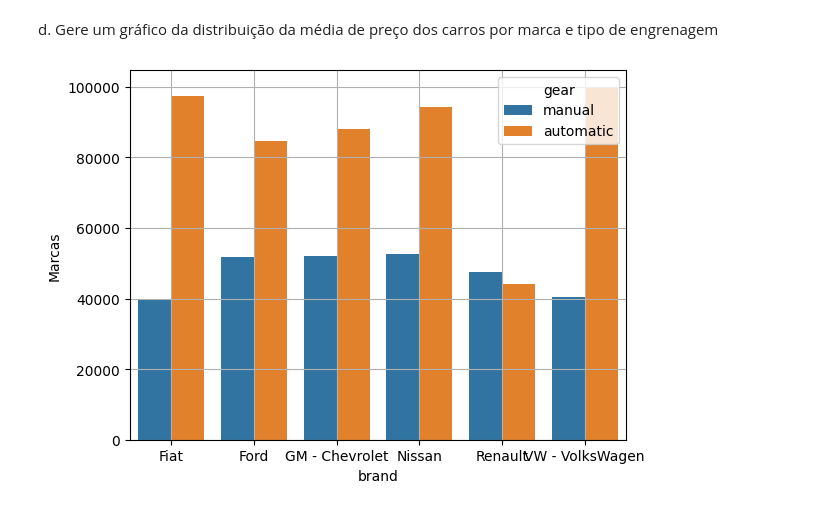
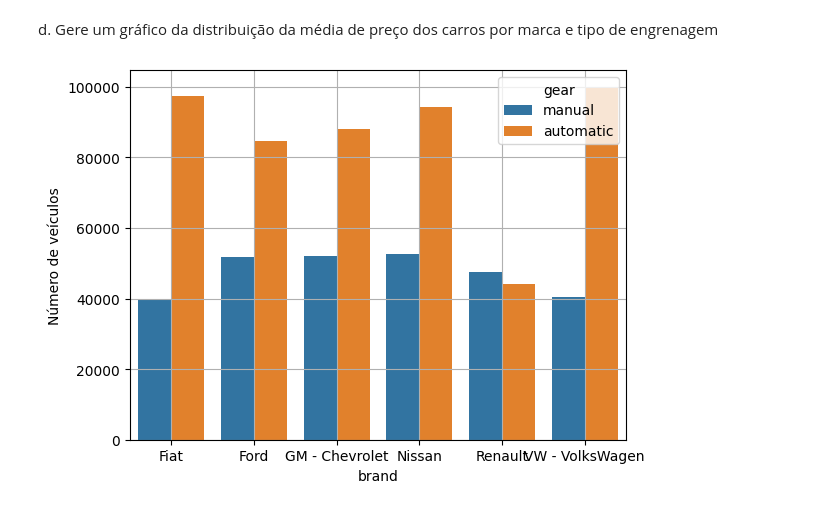
Before and after one commit to Equipe16-IAA/IAA002-TrabalhoFinal, a Jupyter notebook: IAA002 - LPA - trabalho.ipynb, the cells around one changed output. Drawn from its saved outputs; the diff is of its cells as text; code cells hidden in the pictures.

```diff
--- a/IAA002 - LPA - trabalho.ipynb
+++ b/IAA002 - LPA - trabalho.ipynb
@@ -238,14 +240,14 @@ plt.show()
 # %% [markdown]
 d. Gere um gráfico da distribuição da média de preço dos carros por marca e tipo de engrenagem
 # %%
-media_marcas = dados.groupby(['brand','gear'])['avg_price_brl'].mean().round(0)
+media_marcas_cambio = dados.groupby(['brand','gear'])['avg_price_brl'].mean().round(0)
 
 
-media_marcas = media_marcas.reset_index(name = 'Marcas')
+media_marcas_cambio = media_marcas_cambio.reset_index(name = 'Número de veículos')
 #print(media_marcas)
 
-sns.barplot(x='brand', y='Marcas', hue='gear', data=media_marcas, hue_order=['manual', 'automatic'])
+sns.barplot(x='brand', y='Número de veículos', hue='gear', data=media_marcas_cambio, hue_order=['manual', 'automatic'])
 plt.grid()
 plt.show()
 # %% [output]
-[figure, old version]
+[figure, new version]
```
Also changed, not shown: parts of 30 cells of this notebook, 1 other file.
